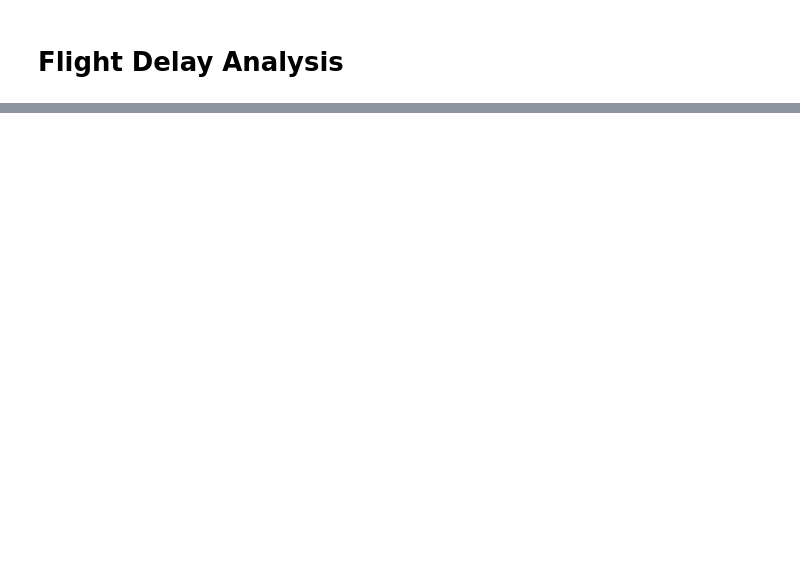
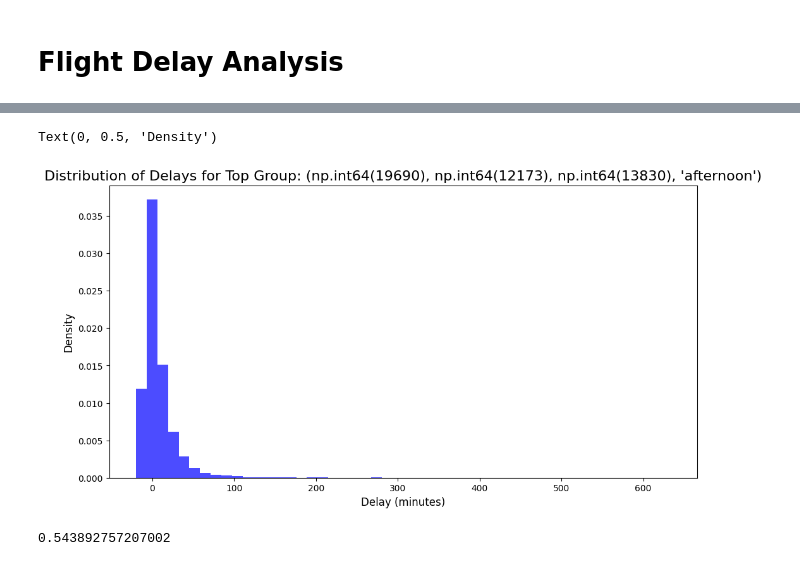
Before and after one commit to SirjanK/FlightAnalysis, a Jupyter notebook: FlightDelayAnalysis.ipynb, the cells around one changed output, grey strips where cells are left out. Drawn from its saved outputs; the diff is of its cells as text; code cells hidden in the pictures; blank space fills up the shorter version.

```diff
--- a/FlightDelayAnalysis.ipynb
+++ b/FlightDelayAnalysis.ipynb
@@ -167,0 +285,2 @@ for city in cities:
+# %%
+DELAY_COLUMN = 'ARR_DELAY'
@@ -167,0 +320,4 @@ for city in cities:
+# %%
+# get the top 5 groups
+top_groups = grouped[grouped > 200].sort_values(ascending=False).head(5)
+top_groups
@@ -167,0 +352,16 @@ for city in cities:
+# %%
+# filter for the to group from top_groups and plot the distribution of delays
+top_group = top_groups.index[0]
+top_group_df = df.loc[top_group]
+plt.figure(figsize=(12, 6))
+plt.hist(top_group_df[DELAY_COLUMN], bins=50, color='b', alpha=0.7, density=True)
+plt.title(f"Distribution of Delays for Top Group: {top_group}", fontsize=16)
+plt.xlabel('Delay (minutes)', fontsize=12)
+plt.ylabel('Density', fontsize=12)
+# %% [output]
+Text(0, 0.5, 'Density')
+[figure, added]
+# %%
+top_group_df[top_group_df[DELAY_COLUMN] > 0].shape[0] / top_group_df.shape[0]
+# %% [output]
+0.543892757207002
```
Also changed, not shown: parts of 38 cells of this notebook, 1 other file.
